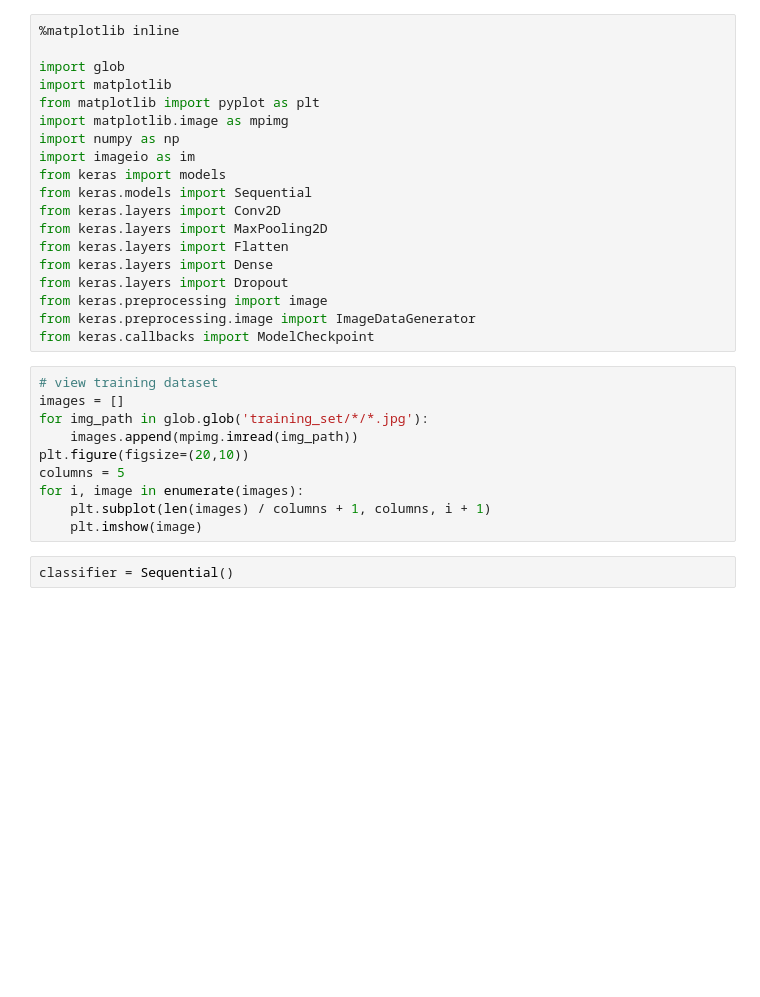
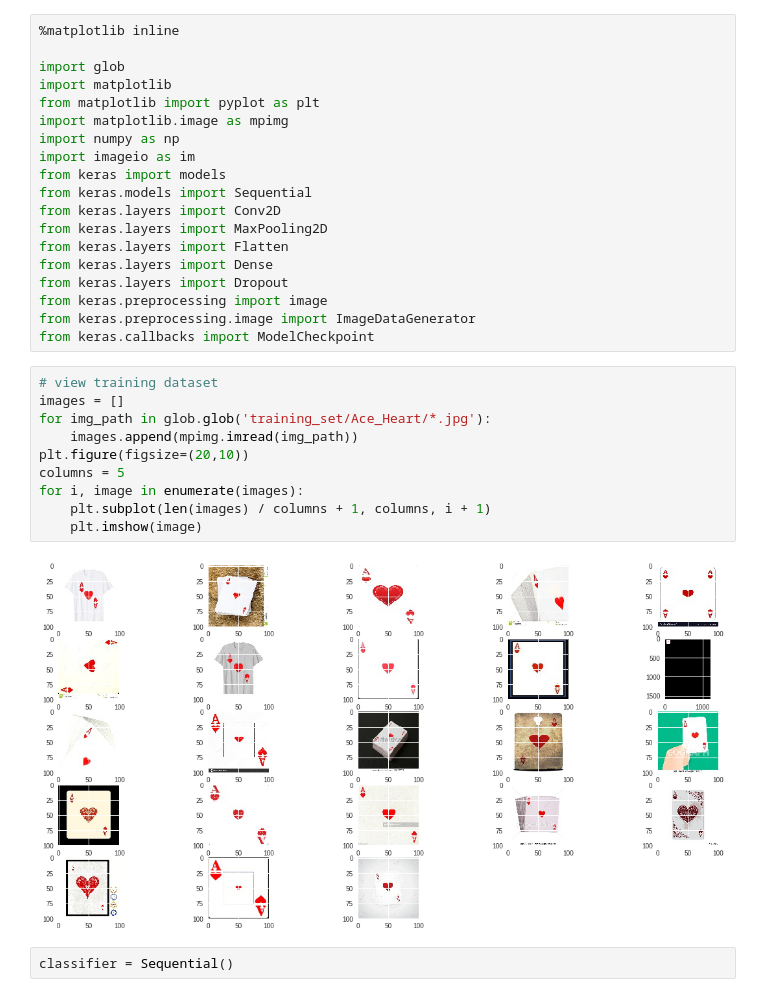
Before and after one commit to ritigupta07/CNN-Suit-Detection-on-a-playing-card, a Jupyter notebook: SuitDetection.ipynb, the cells around one changed output. Saved outputs shown, nothing was run; the diff lists cells and outputs as text; blank space fills up the shorter version.

```diff
--- a/SuitDetection.ipynb
+++ b/SuitDetection.ipynb
@@ -36,13 +42,15 @@ from keras.callbacks import ModelCheckpoint
 # %%
 # view training dataset
 images = []
-for img_path in glob.glob('training_set/*/*.jpg'):
+for img_path in glob.glob('training_set/Ace_Heart/*.jpg'):
     images.append(mpimg.imread(img_path))
 plt.figure(figsize=(20,10))
 columns = 5
 for i, image in enumerate(images):
     plt.subplot(len(images) / columns + 1, columns, i + 1)
     plt.imshow(image)
+# %% [output]
+[figure, added]
 # %%
 classifier = Sequential()
 # %%
```
Also changed, not shown: parts of 10 cells of this notebook.
